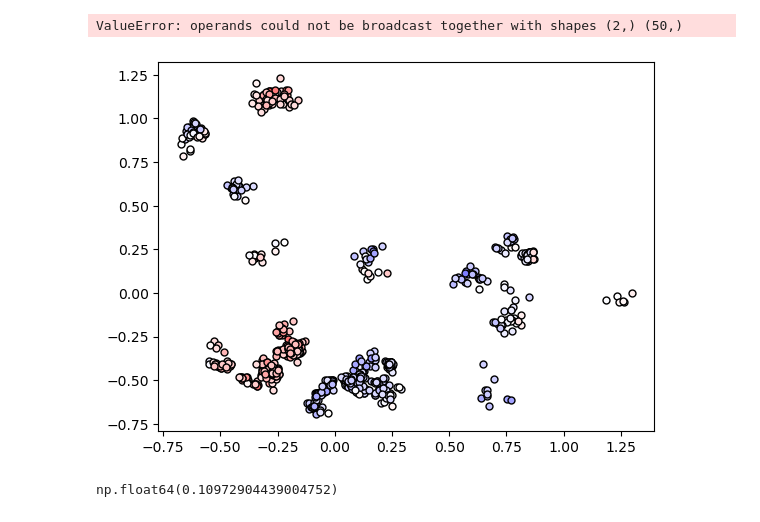
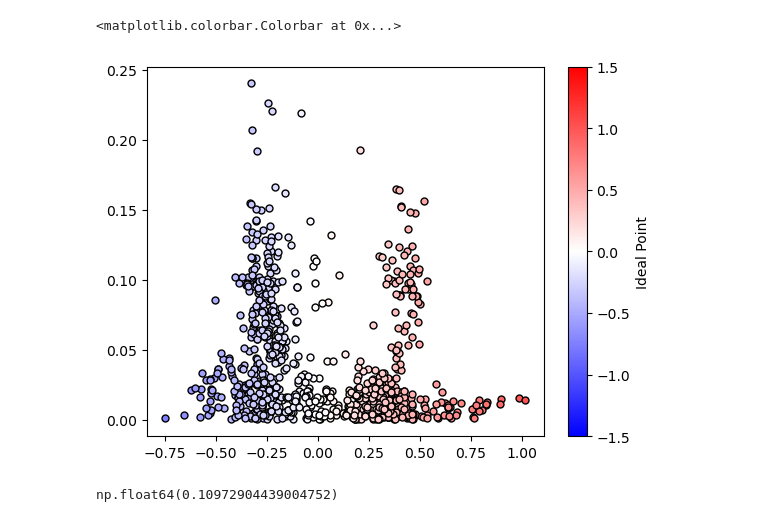
Before and after one commit to galenphall/amici, a Jupyter notebook: notebooks/analysis.ipynb, the cells around one changed output. Drawn from its saved outputs; the diff is of its cells as text; code cells hidden in the pictures.

Commit message:
New blockstates and downloaded SCDB data

```diff
--- a/notebooks/analysis.ipynb
+++ b/notebooks/analysis.ipynb
@@ -9,7 +9,7 @@ import sqlite3
 sys.path.append('../')
 from amici.analysis import makegraph
 
-bs = pickle.load(open('../amici/analysis/hbsbm_data/refined_blockstate_2.pkl', 'rb'))
+bs = pickle.load(open('../amici/analysis/hbsbm_data/refined_blockstate_3.pkl', 'rb'))
 # %%
 import numpy as np
 import pandas as pd
@@ -483,2 +482,8 @@ Created bipartite graph with 9449 nodes and 24169 edges
 # %%
 industry_mapping = get_industry_mapping()
+df['industry'] = df['name'].map(industry_mapping)
+df[(df.node_type=='amicus') & df.industry.isna()].name.unique()
+amici = df[df.node_type=='amicus'].copy()
+amici = amici.set_index('node_name').join(ideologies)
+
+amici.groupby('level_2').apply(lambda x: print('\n', x.industry.value_counts()[:5], x['name'].values[:5]))
@@ -492,35 +599,40 @@ pos, lvl_pos = multi_scale_layout(
 # %%
+pos = fixed_x_spring(positive_edges(G_amicus), amici.ideal_point.to_dict(), iterations=100)
+
 # compute normalization over your ideology range
 vmin = ideologies['ideal_point'].min()
 vmax = ideologies['ideal_point'].max()
 norm = plt.Normalize(vmin=-1.5, vmax=1.5)
 cmap = plt.get_cmap('bwr')   # blue-to-white-to-red
 
 # plot each node with a color from the colormap
 for g, (x, y) in pos.items():
     val = ideologies.loc[g, 'ideal_point']
     plt.plot(x, y, 'o', color=cmap(norm(val)), markeredgecolor='k', ms=5)
 
-lvl = 2
-blocks_lvl = df[df.node_type=='amicus'].set_index('node_name')[f'level_{level}'].to_dict()
-block_coords = {} # {block: (centerx, centery, radius)}
-for bi in set(blocks_lvl.values()):
-    members = [m for m, bj in blocks_lvl.items() if bj==bi]
-    positions = np.array([pos[m] for m in members])
-    center = np.mean(positions, axis=0)
-    radius = np.max(np.linalg.norm(positions - center, axis=1))
-    theta = np.linspace(0, 2*np.pi)
-    x = center[0] + radius * np.cos(theta)
-    y = center[1] + radius * np.sin(theta)
-    plt.plot(x, y, marker='--', color='k')
+# lvl = 2
+# blocks_lvl = df[df.node_type=='amicus'].set_index('node_name')[f'level_{lvl}'].to_dict()
+# block_coords = {} # {block: (centerx, centery, radius)}
+# for bi in set(blocks_lvl.values()):
+#     members = [m for m, bj in blocks_lvl.items() if bj==bi]
+#     positions = np.array([pos[m] for m in members])
+#     center = np.mean(positions, axis=0)
+#     radius = np.max(np.linalg.norm(positions - center, axis=1)) + 0.05
+#     theta = np.linspace(0, 2*np.pi)
+#     x = center[0] + radius * np.cos(theta)
+#     y = center[1] + radius * np.sin(theta)
+#     plt.plot(x, y, color='k')
 
 # add a colorbar legend
 sm = plt.cm.ScalarMappable(norm=norm, cmap=cmap)
 sm.set_array([])   # only needed for a standalone colorbar
 plt.colorbar(sm, label='Ideal Point', ax=plt.gca())
+
+# Make x and y scales equal
+# plt.axis('equal')
 # %% [output]
-ValueError: operands could not be broadcast together with shapes (2,) (50,)
+<matplotlib.colorbar.Colorbar at 0x...>
-[figure, old version]
+[figure, new version]
 # %%
 radius
 # %% [output]
```
Also changed, not shown: parts of 5 cells of this notebook, 6 other files.
